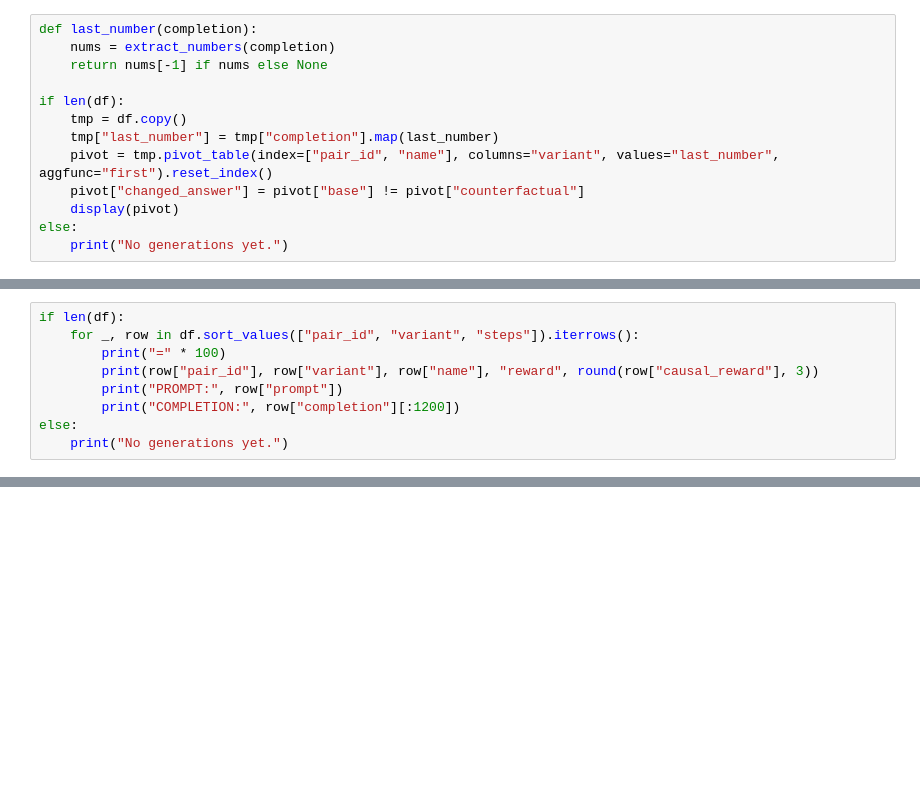
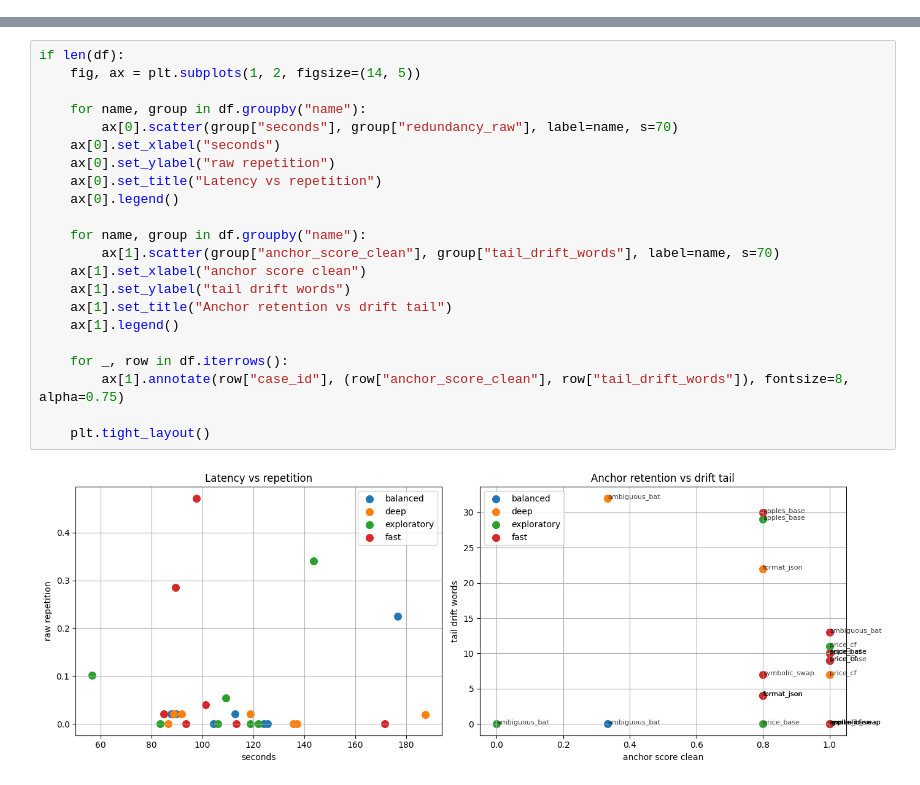
Before and after one commit to ashworks1706/llm-from-scratch, a Jupyter notebook: dlm/dlm_causal_rewards.ipynb, the cells around one changed output, grey strips where cells are left out. Cells and saved outputs as stored; diff of their text form; blank space fills up the shorter version.

```diff
--- a/dlm/dlm_causal_rewards.ipynb
+++ b/dlm/dlm_causal_rewards.ipynb
@@ -447,13 +0,0 @@ A bad sign is when both base and counterfactual prompts produce the same final a
-# %%
-def last_number(completion):
-    nums = extract_numbers(completion)
-    return nums[-1] if nums else None
-
-if len(df):
-    tmp = df.copy()
-    tmp["last_number"] = tmp["completion"].map(last_number)
-    pivot = tmp.pivot_table(index=["pair_id", "name"], columns="variant", values="last_number", aggfunc="first").reset_index()
-    pivot["changed_answer"] = pivot["base"] != pivot["counterfactual"]
-    display(pivot)
-else:
-    print("No generations yet.")
@@ -509,9 +0,0 @@ Read these manually. The automated metrics are only triage. Your thesis target i
-# %%
-if len(df):
-    for _, row in df.sort_values(["pair_id", "variant", "steps"]).iterrows():
-        print("=" * 100)
-        print(row["pair_id"], row["variant"], row["name"], "reward", round(row["causal_reward"], 3))
-        print("PROMPT:", row["prompt"])
-        print("COMPLETION:", row["completion"][:1200])
-else:
-    print("No generations yet.")
@@ -551,0 +918,24 @@ where `L_drift` penalizes loss of prompt-state anchors, `L_inv` penalizes failur
+# %%
+if len(df):
+    fig, ax = plt.subplots(1, 2, figsize=(14, 5))
+
+    for name, group in df.groupby("name"):
+        ax[0].scatter(group["seconds"], group["redundancy_raw"], label=name, s=70)
+    ax[0].set_xlabel("seconds")
+    ax[0].set_ylabel("raw repetition")
+    ax[0].set_title("Latency vs repetition")
+    ax[0].legend()
+
+    for name, group in df.groupby("name"):
+        ax[1].scatter(group["anchor_score_clean"], group["tail_drift_words"], label=name, s=70)
+    ax[1].set_xlabel("anchor score clean")
+    ax[1].set_ylabel("tail drift words")
+    ax[1].set_title("Anchor retention vs drift tail")
+    ax[1].legend()
+
+    for _, row in df.iterrows():
+        ax[1].annotate(row["case_id"], (row["anchor_score_clean"], row["tail_drift_words"]), fontsize=8, alpha=0.75)
+
+    plt.tight_layout()
+# %% [output]
+[figure, added]
```
Also changed, not shown: parts of 55 cells of this notebook, 3 other files.
